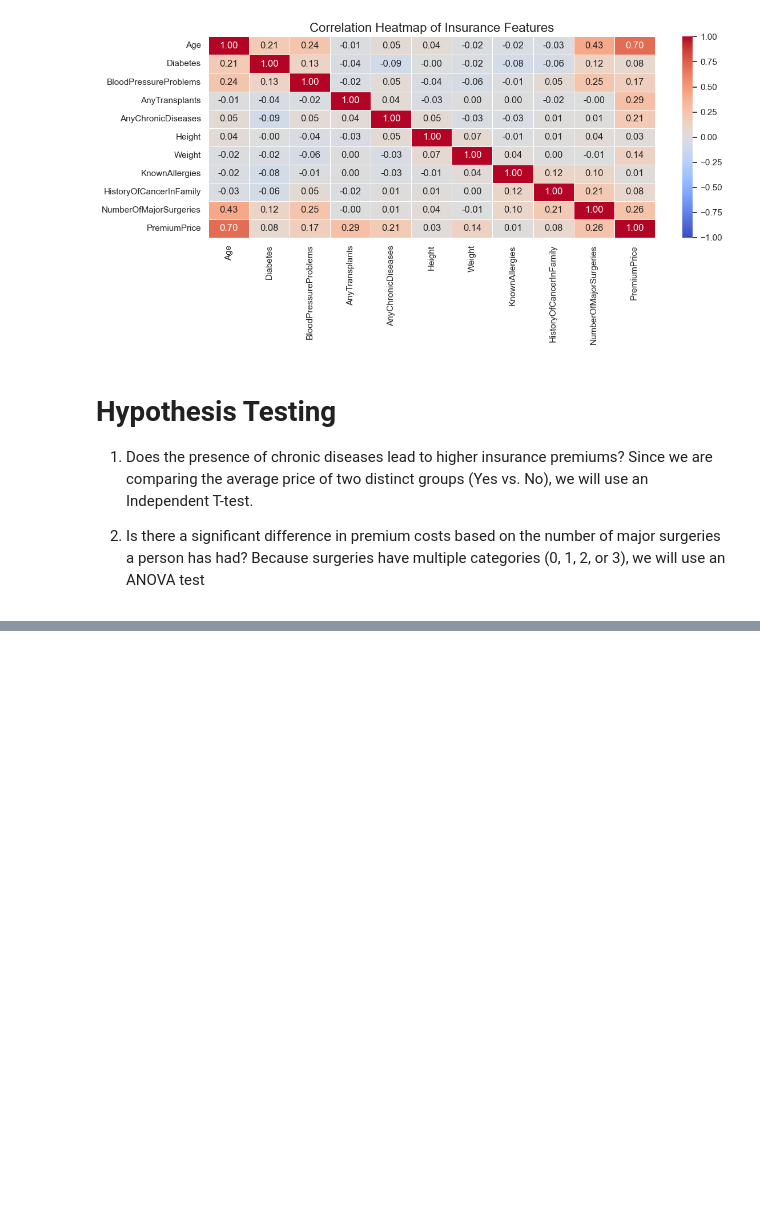
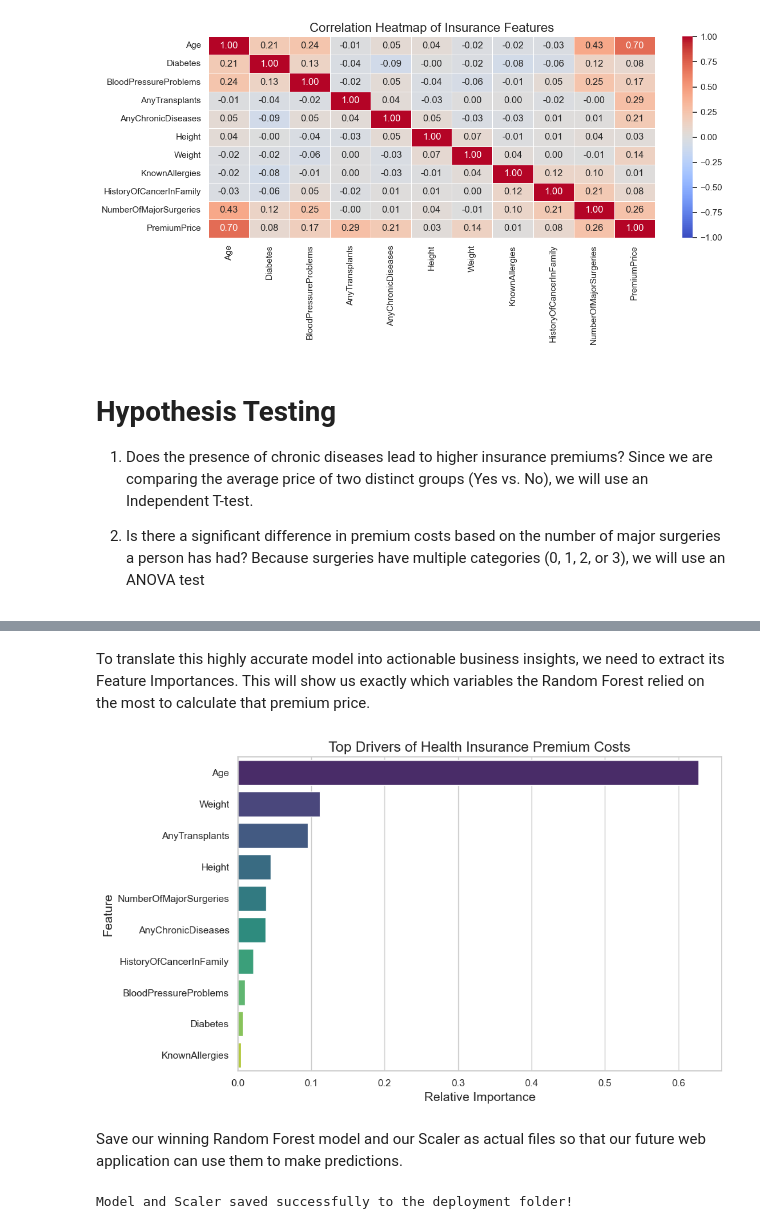
Before and after one commit to paraschauhan2597/Insurance-Cost-Prediction, a Jupyter notebook: notebooks/insurance_eda_and_modeling.ipynb, the cells around one changed output, grey strips where cells are left out. Cells and saved outputs as stored; diff of their text form; code cells hidden in the pictures; blank space fills up the shorter version.

Commit message:
Complete ML Modeling: Trained Random Forest, extracted feature importances, and exported models

```diff
--- a/notebooks/insurance_eda_and_modeling.ipynb
+++ b/notebooks/insurance_eda_and_modeling.ipynb
@@ -215,0 +334,24 @@ plt.show()
+# %%
+from sklearn.ensemble import RandomForestRegressor, GradientBoostingRegressor
+
+# 1. Train and Predict with Random Forest
+rf_model = RandomForestRegressor(random_state=42)
+rf_model.fit(X_train_scaled, y_train)
+y_pred_rf = rf_model.predict(X_test_scaled)
+
+# 2. Train and Predict with Gradient Boosting
+gb_model = GradientBoostingRegressor(random_state=42)
+gb_model.fit(X_train_scaled, y_train)
+y_pred_gb = gb_model.predict(X_test_scaled)
+
+# 3. Evaluate Random Forest
+print("=== Model 2: Random Forest Regressor ===")
+print(f"MAE: {mean_absolute_error(y_test, y_pred_rf):.2f}")
+print(f"RMSE: {np.sqrt(mean_squared_error(y_test, y_pred_rf)):.2f}")
+print(f"R-squared (R2): {r2_score(y_test, y_pred_rf):.4f}\n")
+
+# 4. Evaluate Gradient Boosting
+print("=== Model 3: Gradient Boosting Regressor ===")
+print(f"MAE: {mean_absolute_error(y_test, y_pred_gb):.2f}")
+print(f"RMSE: {np.sqrt(mean_squared_error(y_test, y_pred_gb)):.2f}")
+print(f"R-squared (R2): {r2_score(y_test, y_pred_gb):.4f}")
@@ -215,0 +372,38 @@ plt.show()
+# %% [markdown]
+To translate this highly accurate model into actionable business insights, we need to extract its Feature Importances. This will show us exactly which variables the Random Forest relied on the most to calculate that premium price.
+# %%
+# 1. Extract feature importances from the winning Random Forest model
+feature_importances = rf_model.feature_importances_
+
+# 2. Create a DataFrame for easier sorting and plotting
+importance_df = pd.DataFrame({
+    'Feature': X.columns,
+    'Importance': feature_importances
+}).sort_values(by='Importance', ascending=False)
+
+# 3. Plot the Feature Importances
+plt.figure(figsize=(10, 6))
+sns.barplot(x='Importance', y='Feature', data=importance_df, palette='viridis', hue='Feature', legend=False)
+plt.title('Top Drivers of Health Insurance Premium Costs', fontsize=16)
+plt.xlabel('Relative Importance', fontsize=14)
+plt.ylabel('Feature', fontsize=14)
+plt.tight_layout()
+plt.show()
+# %% [output]
+[figure, added]
+# %% [markdown]
+Save our winning Random Forest model and our Scaler as actual files so that our future web application can use them to make predictions.
+# %%
+import joblib
+import os
+
+# Ensure the deployment folder exists
+os.makedirs('../deployment', exist_ok=True)
+
+# Save the winning Random Forest model and the Scaler to the deployment folder
+joblib.dump(rf_model, '../deployment/rf_model.pkl')
+joblib.dump(scaler, '../deployment/scaler.pkl')
+
+print("Model and Scaler saved successfully to the deployment folder!")
+# %% [output]
+Model and Scaler saved successfully to the deployment folder!
```
Also changed, not shown: parts of 9 cells of this notebook, 2 other files.
